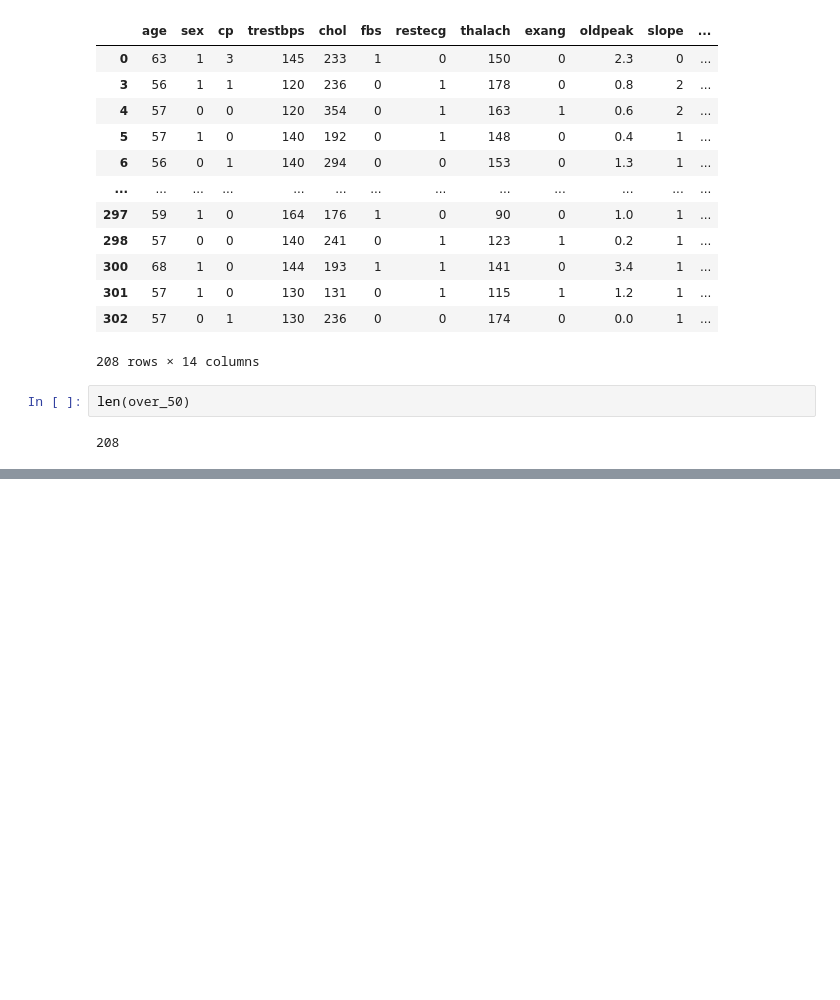
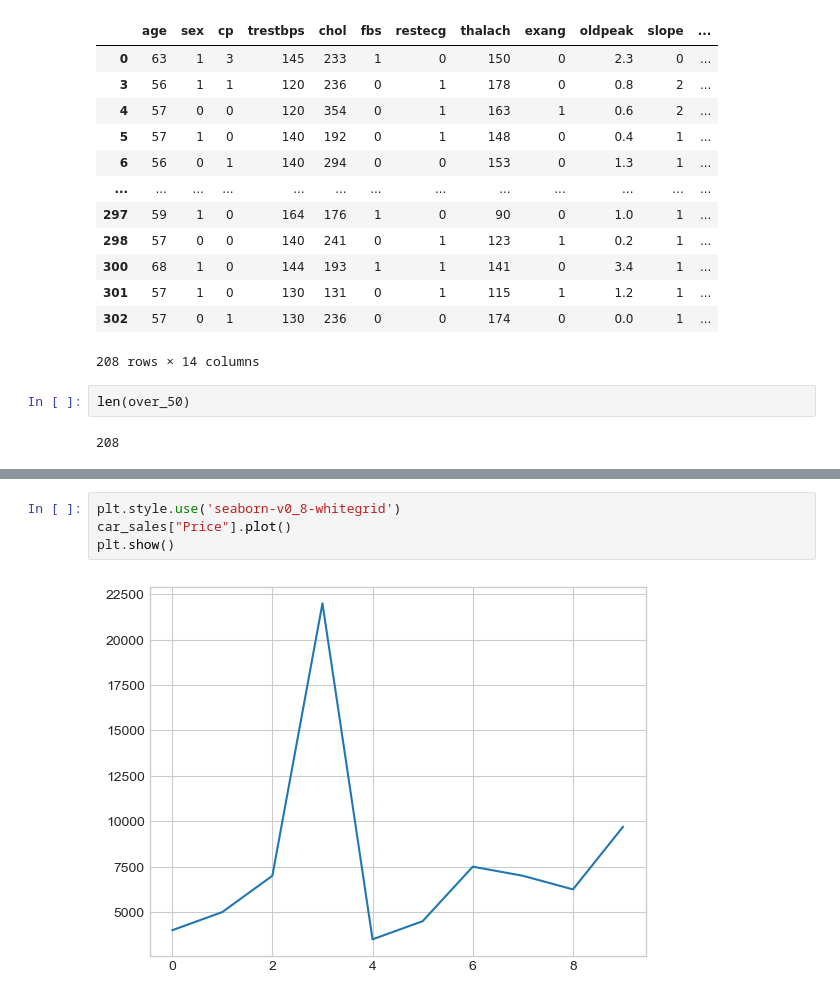
Before and after one commit to DanielJBox/ml-ds-ztm, a Jupyter notebook: matplotlib-project/introduction-to-matplotlib.ipynb, the cells around one changed output, grey strips where cells are left out. Saved outputs shown, nothing was run; the diff lists cells and outputs as text; blank space fills up the shorter version.

```diff
--- a/matplotlib-project/introduction-to-matplotlib.ipynb
+++ b/matplotlib-project/introduction-to-matplotlib.ipynb
@@ -521,0 +648,6 @@ plt.show()
+# %%
+plt.style.use('seaborn-v0_8-whitegrid')
+car_sales["Price"].plot()
+plt.show()
+# %% [output]
+[figure, added]
```
Also changed, not shown: parts of 31 cells of this notebook.
